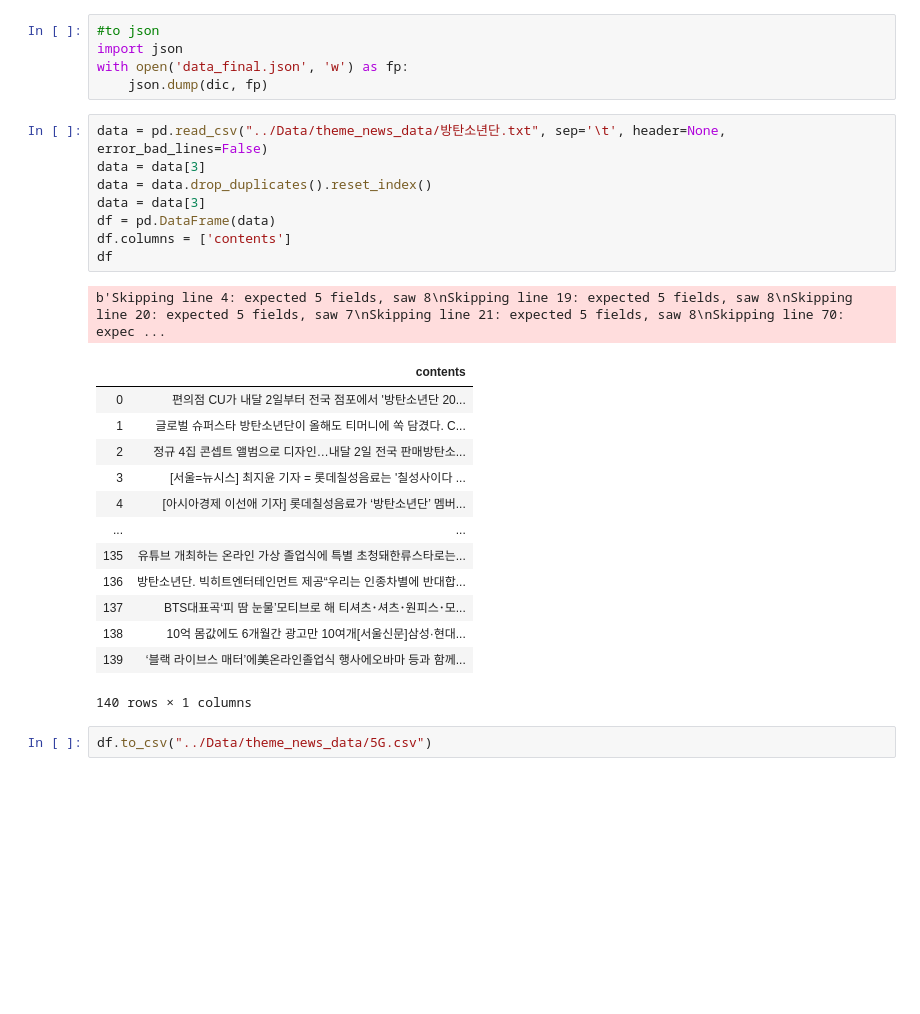
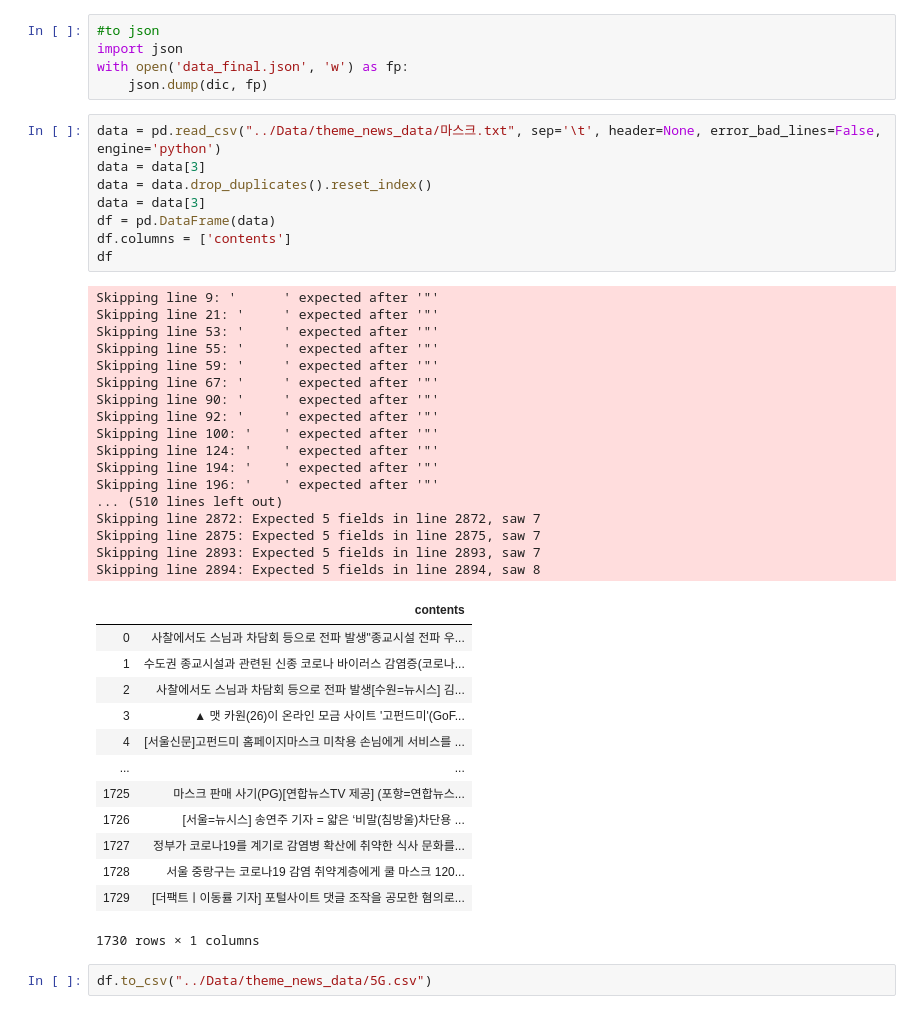
Before and after one commit to sopogen/Project_ThematicInvest, a Jupyter notebook: Data Preprocessor/Extracting_Theme_Final.ipynb, the cells around one changed output. Drawn from its saved outputs; the diff is of its cells as text; blank space fills up the shorter version.

```diff
--- a/Data Preprocessor/Extracting_Theme_Final.ipynb
+++ b/Data Preprocessor/Extracting_Theme_Final.ipynb
@@ -287,28 +287,44 @@ import json
 with open('data_final.json', 'w') as fp:
     json.dump(dic, fp)
 # %%
-data = pd.read_csv("../Data/theme_news_data/방탄소년단.txt", sep='\t', header=None, error_bad_lines=False)
+data = pd.read_csv("../Data/theme_news_data/마스크.txt", sep='\t', header=None, error_bad_lines=False, engine='python')
 data = data[3]
 data = data.drop_duplicates().reset_index()
 data = data[3]
 df = pd.DataFrame(data)
 df.columns = ['contents']
 df
 # %% [output]
-b'Skipping line 4: expected 5 fields, saw 8\nSkipping line 19: expected 5 fields, saw 8\nSkipping line 20: expected 5 fields, saw 7\nSkipping line 21: expected 5 fields, saw 8\nSkipping line 70: expec ...
+Skipping line 9: '      ' expected after '"'
+Skipping line 21: '     ' expected after '"'
+Skipping line 53: '     ' expected after '"'
+Skipping line 55: '     ' expected after '"'
+Skipping line 59: '     ' expected after '"'
+Skipping line 67: '     ' expected after '"'
+Skipping line 90: '     ' expected after '"'
+Skipping line 92: '     ' expected after '"'
+Skipping line 100: '    ' expected after '"'
+Skipping line 124: '    ' expected after '"'
+Skipping line 194: '    ' expected after '"'
+Skipping line 196: '    ' expected after '"'
+... (510 lines left out)
+Skipping line 2872: Expected 5 fields in line 2872, saw 7
+Skipping line 2875: Expected 5 fields in line 2875, saw 7
+Skipping line 2893: Expected 5 fields in line 2893, saw 7
+Skipping line 2894: Expected 5 fields in line 2894, saw 8
 |  | contents |
-| 0 | 편의점 CU가 내달 2일부터 전국 점포에서 '방탄소년단 20... |
-| 1 | 글로벌 슈퍼스타 방탄소년단이 올해도 티머니에 쏙 담겼다. C... |
-| 2 | 정규 4집 콘셉트 앨범으로 디자인…내달 2일 전국 판매방탄소... |
-| 3 | [서울=뉴시스] 최지윤 기자 = 롯데칠성음료는 '칠성사이다 ... |
-| 4 | [아시아경제 이선애 기자] 롯데칠성음료가 ‘방탄소년단’ 멤버... |
+| 0 | 사찰에서도 스님과 차담회 등으로 전파 발생"종교시설 전파 우... |
+| 1 | 수도권 종교시설과 관련된 신종 코로나 바이러스 감염증(코로나... |
+| 2 | 사찰에서도 스님과 차담회 등으로 전파 발생[수원=뉴시스] 김... |
+| 3 | ▲ 맷 카원(26)이 온라인 모금 사이트 '고펀드미'(GoF... |
+| 4 | [서울신문]고펀드미 홈페이지마스크 미착용 손님에게 서비스를 ... |
 | ... | ... |
-| 135 | 유튜브 개최하는 온라인 가상 졸업식에 특별 초청돼한류스타로는... |
-| 136 | 방탄소년단. 빅히트엔터테인먼트 제공“우리는 인종차별에 반대합... |
-| 137 | BTS대표곡‘피 땀 눈물’모티브로 해 티셔츠･셔츠･원피스･모... |
-| 138 | 10억 몸값에도 6개월간 광고만 10여개[서울신문]삼성·현대... |
-| 139 | ‘블랙 라이브스 매터’에美온라인졸업식 행사에오바마 등과 함께... |
+| 1725 | 마스크 판매 사기(PG)[연합뉴스TV 제공] (포항=연합뉴스... |
+| 1726 | [서울=뉴시스] 송연주 기자 = 얇은 ‘비말(침방울)차단용 ... |
+| 1727 | 정부가 코로나19를 계기로 감염병 확산에 취약한 식사 문화를... |
+| 1728 | 서울 중랑구는 코로나19 감염 취약계층에게 쿨 마스크 120... |
+| 1729 | [더팩트ㅣ이동률 기자] 포털사이트 댓글 조작을 공모한 혐의로... |
-140 rows × 1 columns
+1730 rows × 1 columns
 # %%
 df.to_csv("../Data/theme_news_data/5G.csv")
 # %% [output]
```
Also changed, not shown: 12 other files.
